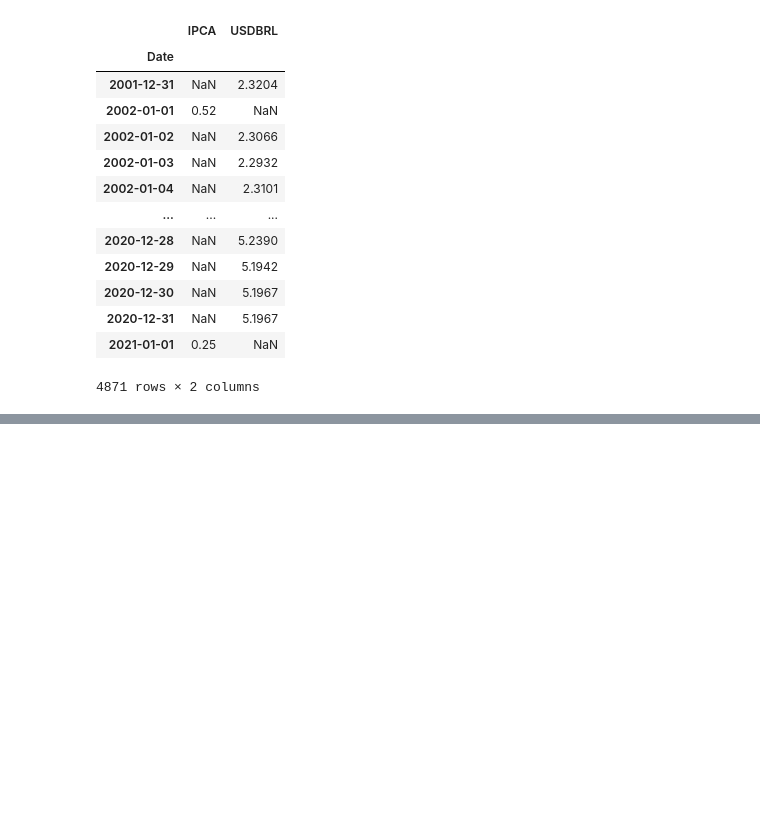
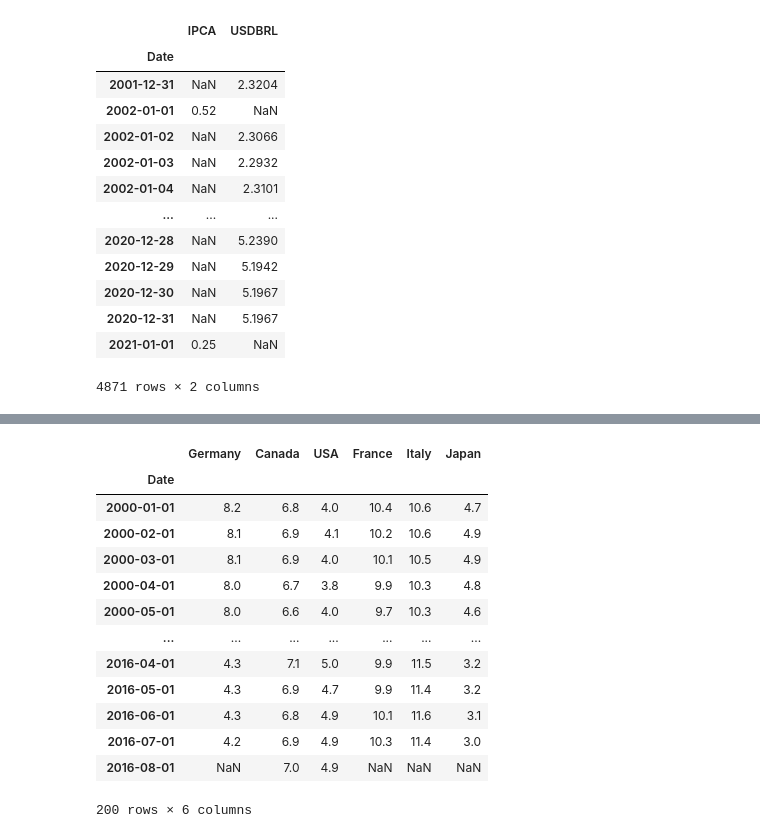
Before and after one commit to wilsonfreitas/python-bcb, a Jupyter notebook: notebooks/sgs get series.ipynb, the cells around one changed output, grey strips where cells are left out. Cells and saved outputs as stored; diff of their text form; code cells hidden in the pictures; blank space fills up the shorter version.

```diff
--- a/notebooks/sgs get series.ipynb
+++ b/notebooks/sgs get series.ipynb
@@ -81,0 +129,20 @@ df
+# %%
+# Taxa de desemprego
+countries = ('Germany', 'Canada', 'USA', 'France', 'Italy', 'Japan')
+ids = [i for i in range(3785,3791)]
+sgs.get(list(zip(countries, ids)), start='2000-01-01')
+# %% [output]
+|  | Germany | Canada | USA | France | Italy | Japan |
+| Date |  |  |  |  |  |  |
+| 2000-01-01 | 8.2 | 6.8 | 4.0 | 10.4 | 10.6 | 4.7 |
+| 2000-02-01 | 8.1 | 6.9 | 4.1 | 10.2 | 10.6 | 4.9 |
+| 2000-03-01 | 8.1 | 6.9 | 4.0 | 10.1 | 10.5 | 4.9 |
+| 2000-04-01 | 8.0 | 6.7 | 3.8 | 9.9 | 10.3 | 4.8 |
+| 2000-05-01 | 8.0 | 6.6 | 4.0 | 9.7 | 10.3 | 4.6 |
+| ... | ... | ... | ... | ... | ... | ... |
+| 2016-04-01 | 4.3 | 7.1 | 5.0 | 9.9 | 11.5 | 3.2 |
+| 2016-05-01 | 4.3 | 6.9 | 4.7 | 9.9 | 11.4 | 3.2 |
+| 2016-06-01 | 4.3 | 6.8 | 4.9 | 10.1 | 11.6 | 3.1 |
+| 2016-07-01 | 4.2 | 6.9 | 4.9 | 10.3 | 11.4 | 3.0 |
+| 2016-08-01 | NaN | 7.0 | 4.9 | NaN | NaN | NaN |
+200 rows × 6 columns
```
Also changed, not shown: parts of 14 cells of this notebook, 4 other files.
